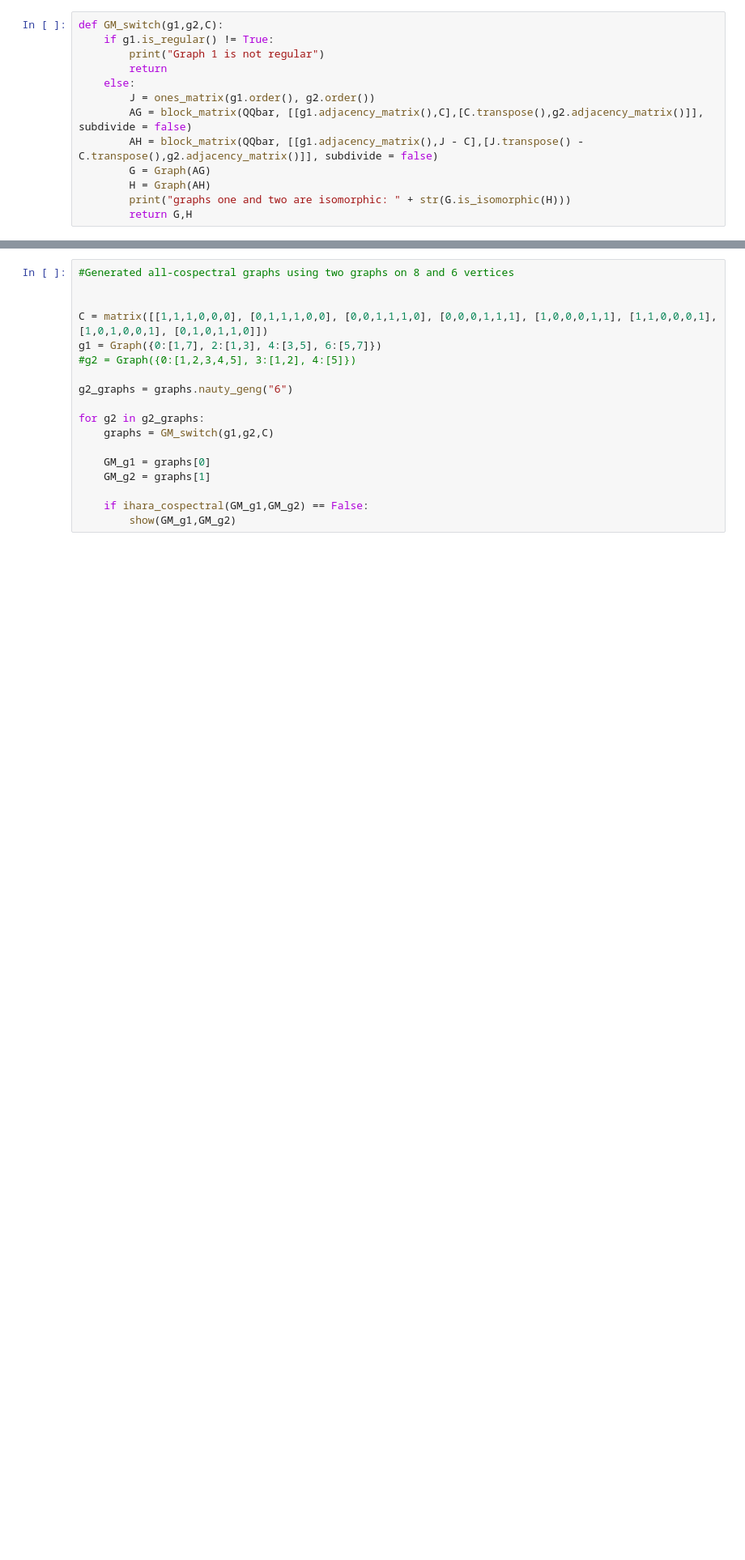
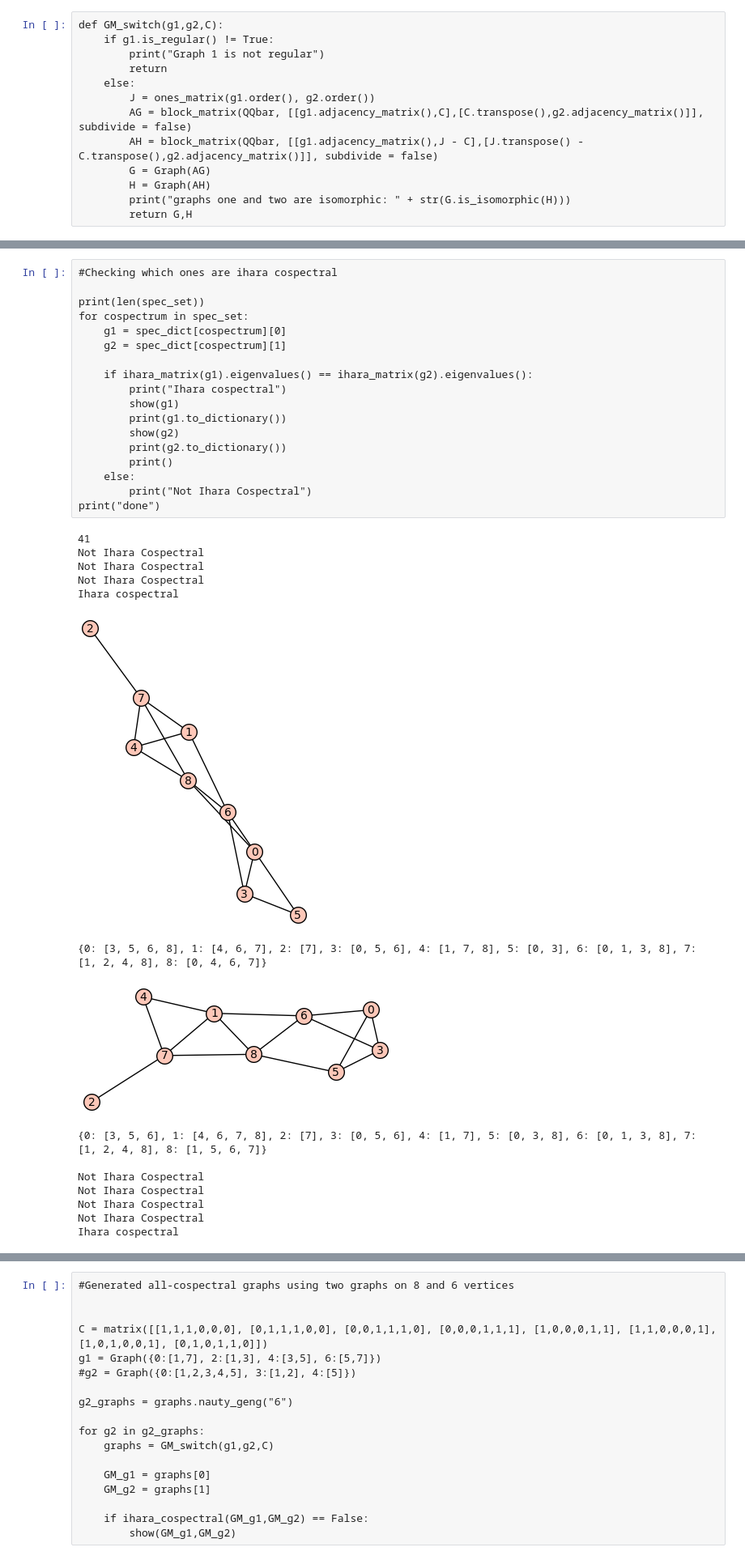
Before and after one commit to davizacheu/Spectral-Graph-Theory-Research, a Jupyter notebook: NB_Functions.ipynb, the cells around one changed output, grey strips where cells are left out. Shown at 81% size. Saved outputs shown, nothing was run; the diff lists cells and outputs as text; blank space fills up the shorter version.

```diff
--- a/NB_Functions.ipynb
+++ b/NB_Functions.ipynb
@@ -353,0 +399,34 @@ for cospectrum in spec_set:
+# %%
+#Checking which ones are ihara cospectral
+
+print(len(spec_set))
+for cospectrum in spec_set:
+    g1 = spec_dict[cospectrum][0]
+    g2 = spec_dict[cospectrum][1]
+
+    if ihara_matrix(g1).eigenvalues() == ihara_matrix(g2).eigenvalues():
+        print("Ihara cospectral")
+        show(g1)
+        print(g1.to_dictionary())
+        show(g2)
+        print(g2.to_dictionary())
+        print()
+    else:
+        print("Not Ihara Cospectral")
+print("done")
+# %% [output]
+41
+Not Ihara Cospectral
+Not Ihara Cospectral
+Not Ihara Cospectral
+Ihara cospectral
+[figure, added]
+{0: [3, 5, 6, 8], 1: [4, 6, 7], 2: [7], 3: [0, 5, 6], 4: [1, 7, 8], 5: [0, 3], 6: [0, 1, 3, 8], 7: [1, 2, 4, 8], 8: [0, 4, 6, 7]}
+[figure, added]
+{0: [3, 5, 6], 1: [4, 6, 7, 8], 2: [7], 3: [0, 5, 6], 4: [1, 7], 5: [0, 3, 8], 6: [0, 1, 3, 8], 7: [1, 2, 4, 8], 8: [1, 5, 6, 7]}
+
+Not Ihara Cospectral
+Not Ihara Cospectral
+Not Ihara Cospectral
+Not Ihara Cospectral
+Ihara cospectral
```
Also changed, not shown: parts of 40 cells of this notebook, 1 other file.
